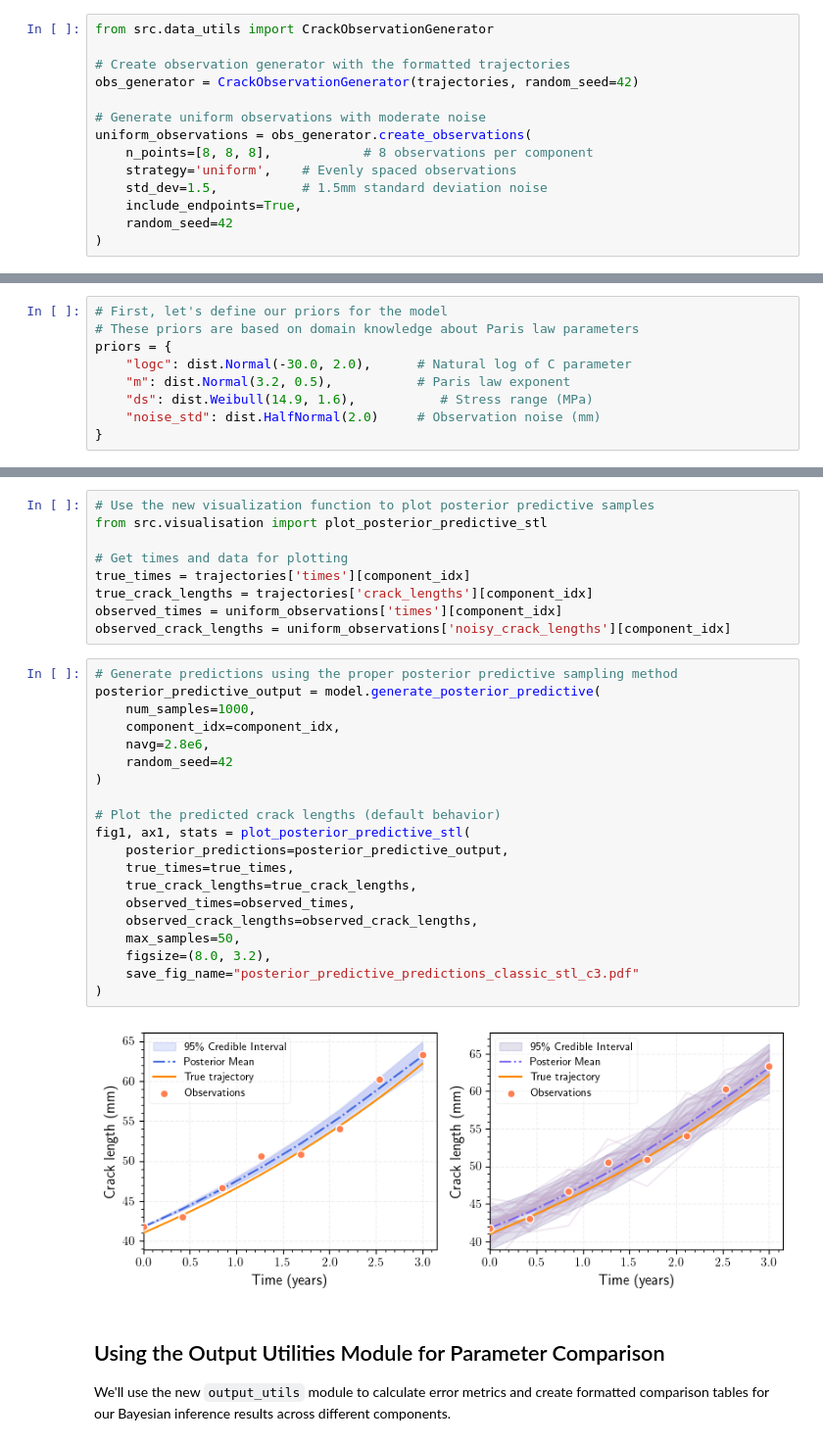
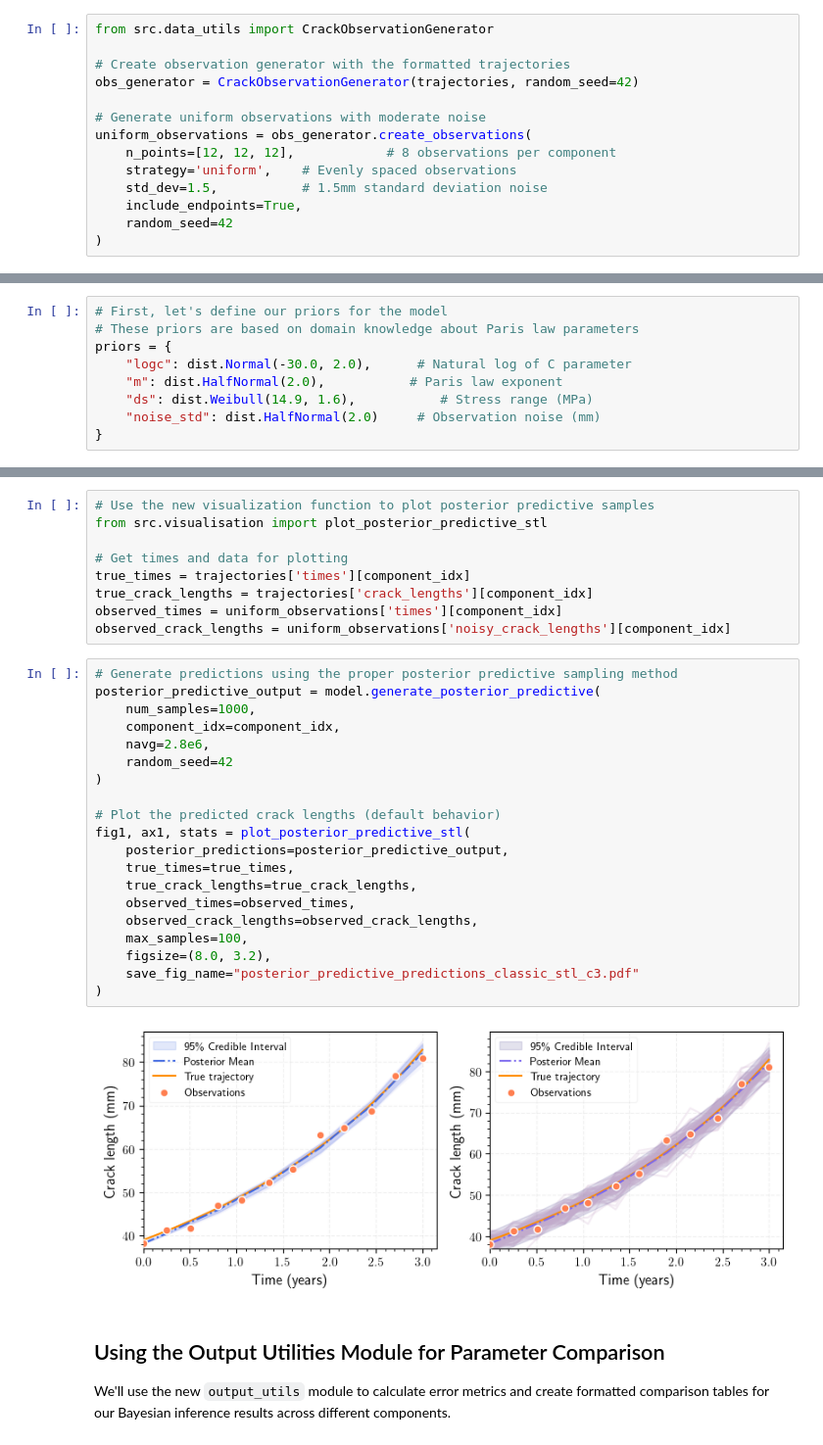
Before and after one commit to nsilionis/hierarchical-crack-growth-monitoring, a Jupyter notebook: notebooks/demo_classic_fatigue.ipynb, the cells around one changed output, grey strips where cells are left out. Shown at 98% size. Cells and saved outputs as stored; diff of their text form.

```diff
--- a/notebooks/demo_classic_fatigue.ipynb
+++ b/notebooks/demo_classic_fatigue.ipynb
@@ -323,7 +323,7 @@ obs_generator = CrackObservationGenerator(trajectories, random_seed=42)
 
 # Generate uniform observations with moderate noise
 uniform_observations = obs_generator.create_observations(
-    n_points=[8, 8, 8],            # 8 observations per component
+    n_points=[12, 12, 12],            # 8 observations per component
     strategy='uniform',    # Evenly spaced observations
     std_dev=1.5,           # 1.5mm standard deviation noise
     include_endpoints=True,
@@ -365,7 +365,7 @@ np.random.seed(42)
 # These priors are based on domain knowledge about Paris law parameters
 priors = {
     "logc": dist.Normal(-30.0, 2.0),      # Natural log of C parameter
-    "m": dist.Normal(3.2, 0.5),           # Paris law exponent
+    "m": dist.HalfNormal(2.0),           # Paris law exponent
     "ds": dist.Weibull(14.9, 1.6),           # Stress range (MPa)
     "noise_std": dist.HalfNormal(2.0)     # Observation noise (mm)
 }
@@ -496,25 +496,25 @@ observed_crack_lengths = uniform_observations['noisy_crack_lengths'][component_i
 # %%
 # Generate predictions using the proper posterior predictive sampling method
 posterior_predictive_output = model.generate_posterior_predictive(
     num_samples=1000,
     component_idx=component_idx,
     navg=2.8e6,
     random_seed=42
 )
 
 # Plot the predicted crack lengths (default behavior)
 fig1, ax1, stats = plot_posterior_predictive_stl(
     posterior_predictions=posterior_predictive_output,
     true_times=true_times,
     true_crack_lengths=true_crack_lengths,
     observed_times=observed_times,
     observed_crack_lengths=observed_crack_lengths,
-    max_samples=50,
+    max_samples=100,
     figsize=(8.0, 3.2),
     save_fig_name="posterior_predictive_predictions_classic_stl_c3.pdf"
 )
 # %% [output]
-[figure, old version]
+[figure, new version]
 # %% [markdown]
 ## Using the Output Utilities Module for Parameter Comparison
 
```
Also changed, not shown: parts of 15 cells of this notebook.
